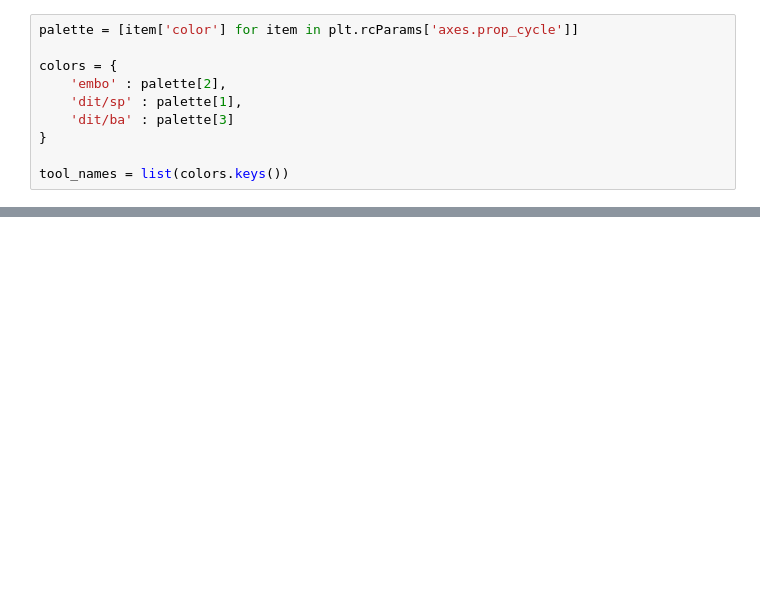
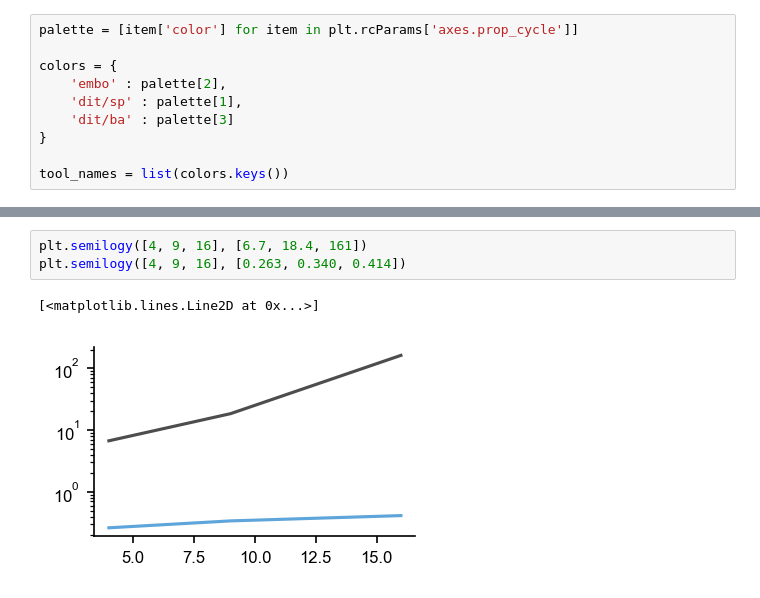
Before and after one commit to epiasini/embo-github-mirror, a Jupyter notebook: embo/examples/Compare-embo-dit.ipynb, the cells around one changed output, grey strips where cells are left out. Saved outputs shown, nothing was run; the diff lists cells and outputs as text; blank space fills up the shorter version.

```diff
--- a/embo/examples/Compare-embo-dit.ipynb
+++ b/embo/examples/Compare-embo-dit.ipynb
@@ -79,0 +83,6 @@ tool_names = list(colors.keys())
+# %%
+plt.semilogy([4, 9, 16], [6.7, 18.4, 161])
+plt.semilogy([4, 9, 16], [0.263, 0.340, 0.414])
+# %% [output]
+[<matplotlib.lines.Line2D at 0x...>]
+[figure, added]
```
Also changed, not shown: parts of 14 cells of this notebook.
